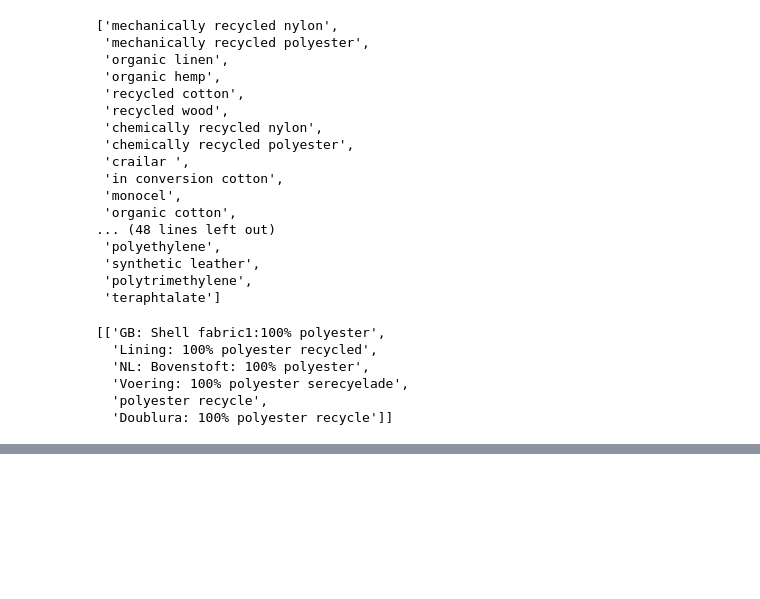
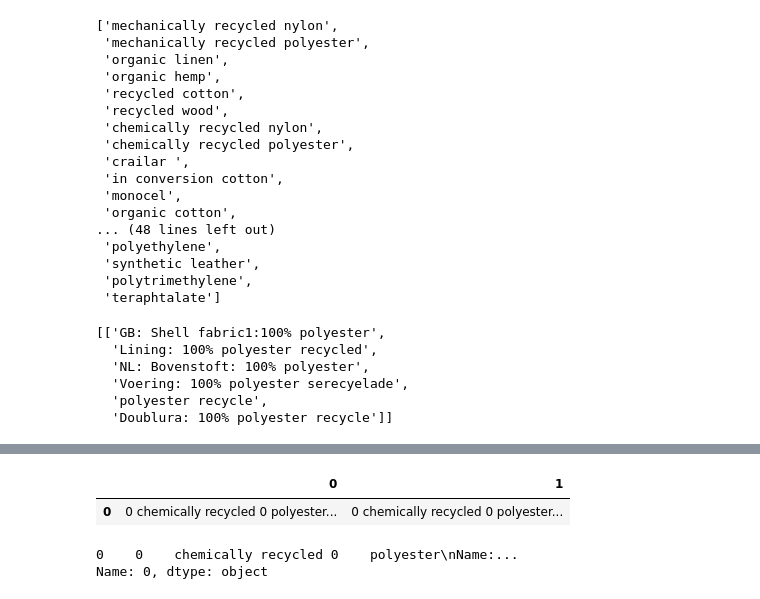
Before and after one commit to lunadabinovic/eco_fashion_project, a Jupyter notebook: notebooks/image_test_sample_2.ipynb, the cells around one changed output, grey strips where cells are left out. Cells and saved outputs as stored; diff of their text form; code cells hidden in the pictures; blank space fills up the shorter version.

```diff
--- a/notebooks/image_test_sample_2.ipynb
+++ b/notebooks/image_test_sample_2.ipynb
@@ -473,0 +550,21 @@ all_matches
+# %%
+# if matches found for ['nylon', 'polyester', 'linen', 'hemp', 'cotton', 'wool'], check if fibre as such or recycled/organic:
+if matches_check_ro:
+    matches_ro = matches_check_ro
+    for i in range(len(matches_check_ro)):
+        matches_ro_list[i] = matches_check_ro[i][1].tolist()
+        for line_tag in matches_ro_list[i]:
+            recycled = [s for s in line_tag if 'recycled' in s]
+            organic = [s for s in line_tag if 'organic' in s]
+            print(f"recycled:{recycled}")
+            print(f"organic:{organic}")
+        if recycled:
+            print(f"recycled+key:{matches_check_ro[i][0]}")
+            matches_ro[i][0] = f"chemically recycled {matches_check_ro[i][0]}"
+            matches_ro[i][1] = recycled
+        elif organic:
+            print(f"organic+key:{matches_check_ro[i][0]}")
+            matches_ro[i][0] = f"organic {matches_check_ro[i][0]}"
+            matches_ro[i][1] = organic
+
+matches_ro
@@ -474,3 +581,15 @@ all_matches
+# %%
+matches_ro_df = pd.DataFrame(matches_ro)
+# %%
+matches_ro_df
+# %% [output]
+|  | 0 | 1 |
+| 0 | 0 chemically recycled 0 polyester... | 0 chemically recycled 0 polyester... |
+# %%
+matches_ro_df[0]
+# %% [output]
+0    0    chemically recycled 0    polyester\nName:...
+Name: 0, dtype: object
 # %%
 # if recycled | organic
 # recycled nylon | nylon recycled
```
Also changed, not shown: parts of 13 cells of this notebook, 5 other files.
